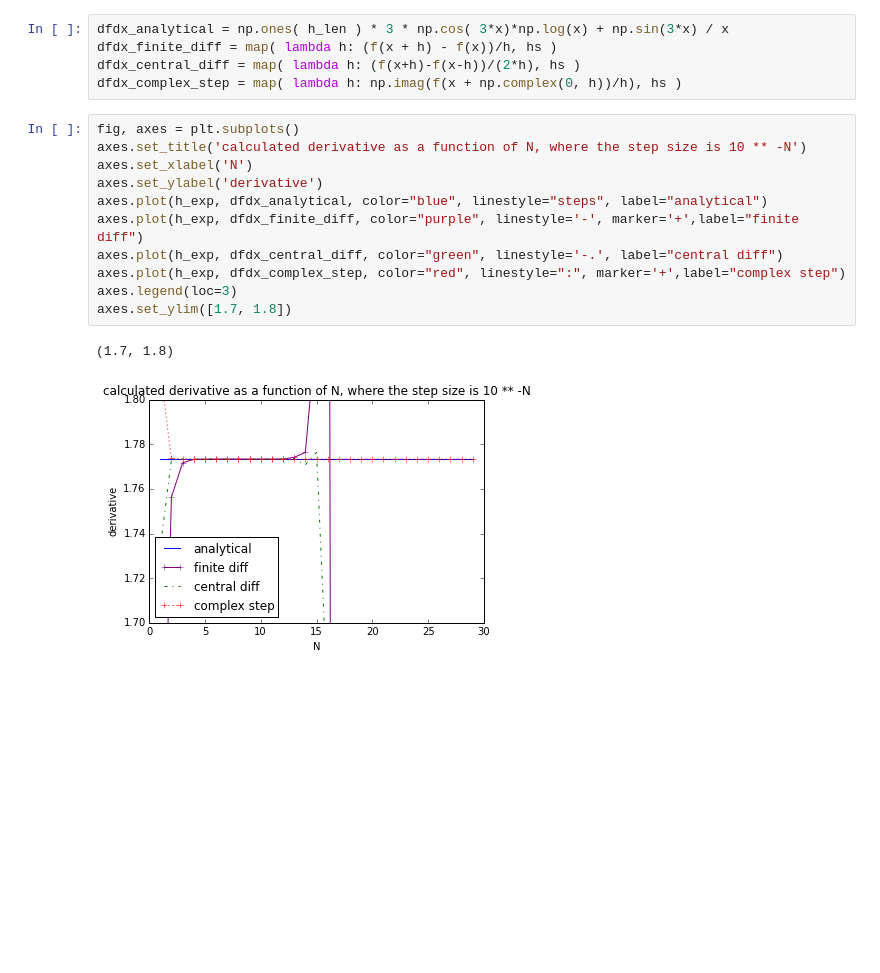
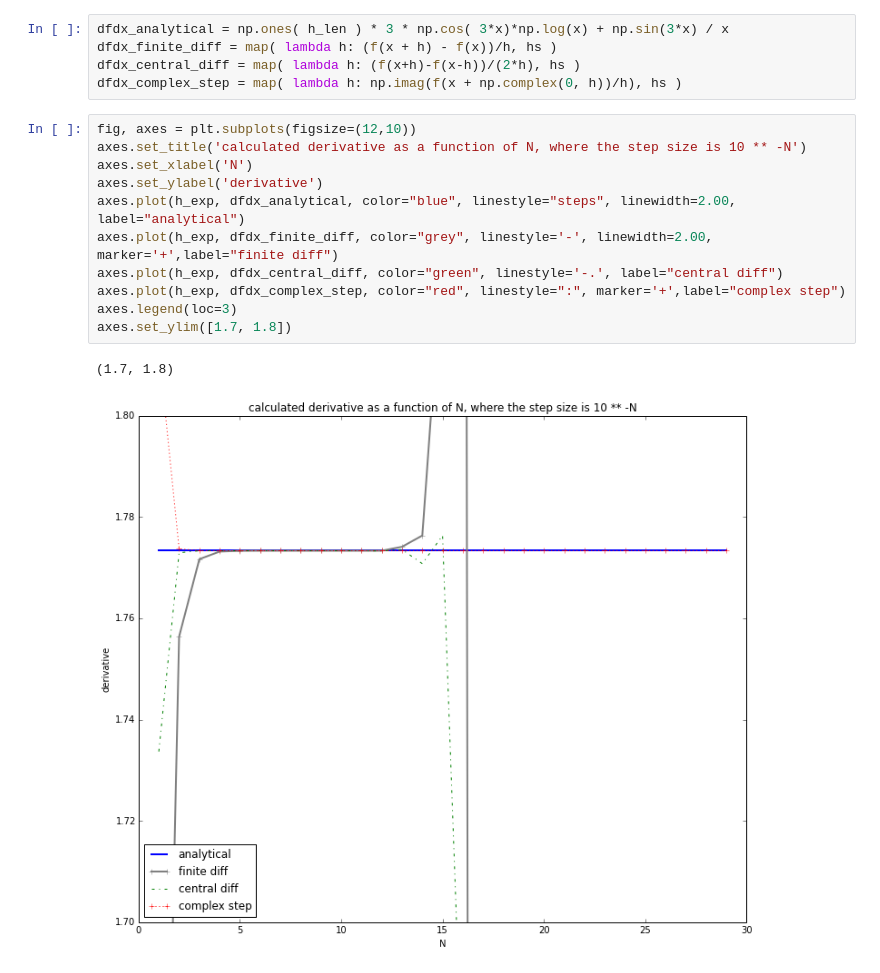
Before and after one commit to hschilling/learning_ipython, a Jupyter notebook: complex_step_method.ipynb, the cells around one changed output. Drawn from its saved outputs; the diff is of its cells as text; blank space fills up the shorter version.

Commit message:
tweaked plotting

```diff
--- a/complex_step_method.ipynb
+++ b/complex_step_method.ipynb
@@ -16,16 +16,16 @@ dfdx_finite_diff = map( lambda h: (f(x + h) - f(x))/h, hs )
 dfdx_central_diff = map( lambda h: (f(x+h)-f(x-h))/(2*h), hs )
 dfdx_complex_step = map( lambda h: np.imag(f(x + np.complex(0, h))/h), hs )
 # %%
-fig, axes = plt.subplots()
+fig, axes = plt.subplots(figsize=(12,10))
 axes.set_title('calculated derivative as a function of N, where the step size is 10 ** -N')
 axes.set_xlabel('N')
 axes.set_ylabel('derivative')
-axes.plot(h_exp, dfdx_analytical, color="blue", linestyle="steps", label="analytical")
-axes.plot(h_exp, dfdx_finite_diff, color="purple", linestyle='-', marker='+',label="finite diff")
+axes.plot(h_exp, dfdx_analytical, color="blue", linestyle="steps", linewidth=2.00, label="analytical")
+axes.plot(h_exp, dfdx_finite_diff, color="grey", linestyle='-', linewidth=2.00, marker='+',label="finite diff")
 axes.plot(h_exp, dfdx_central_diff, color="green", linestyle='-.', label="central diff")
 axes.plot(h_exp, dfdx_complex_step, color="red", linestyle=":", marker='+',label="complex step")
 axes.legend(loc=3)
 axes.set_ylim([1.7, 1.8])
 # %% [output]
 (1.7, 1.8)
-[figure, old version]
+[figure, new version]
```
Also changed, not shown: parts of 1 cell of this notebook.
